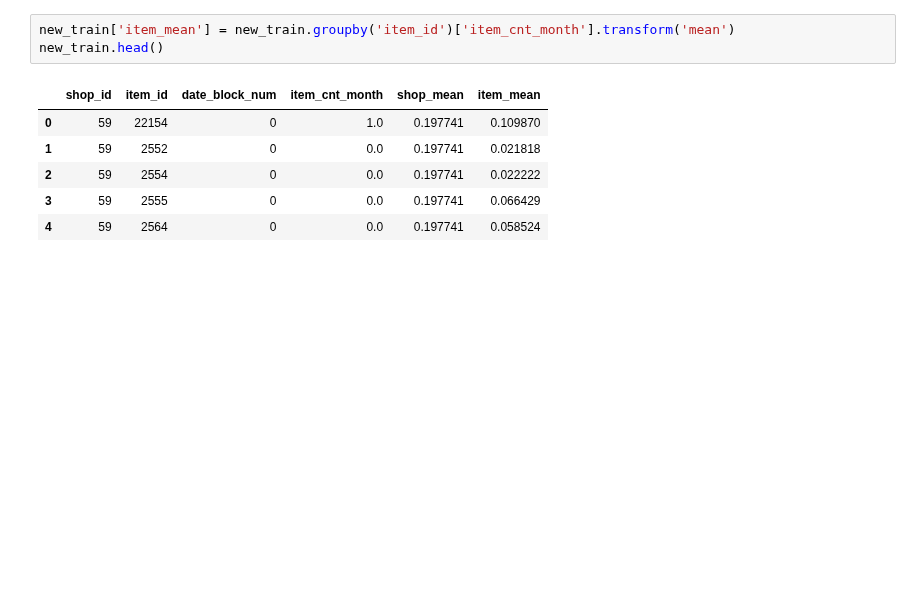
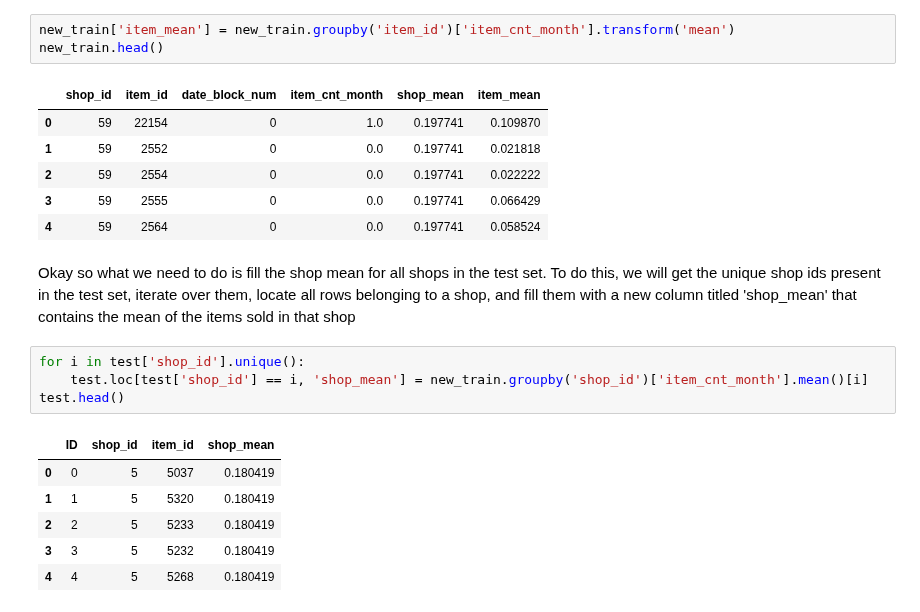
Before and after one commit to sarthakbatragatech/100-Days-of-ML, a Jupyter notebook: Time-Series-Forecasting/Predict-Future-Sales.ipynb, the cells around one changed output. Drawn from its saved outputs; the diff is of its cells as text; blank space fills up the shorter version.

Commit message:
Added shop mean to test set

```diff
--- a/Time-Series-Forecasting/Predict-Future-Sales.ipynb
+++ b/Time-Series-Forecasting/Predict-Future-Sales.ipynb
@@ -379,3 +379,16 @@ new_train.head()
 | 2 | 59 | 2554 | 0 | 0.0 | 0.197741 | 0.022222 |
 | 3 | 59 | 2555 | 0 | 0.0 | 0.197741 | 0.066429 |
 | 4 | 59 | 2564 | 0 | 0.0 | 0.197741 | 0.058524 |
+# %% [markdown]
+Okay so what we need to do is fill the shop mean for all shops in the test set. To do this, we will get the unique shop ids present in the test set, iterate over them, locate all rows belonging to a shop, and fill them with a new column titled 'shop_mean' that contains the mean of the items sold in that shop
+# %%
+for i in test['shop_id'].unique():
+    test.loc[test['shop_id'] == i, 'shop_mean'] = new_train.groupby('shop_id')['item_cnt_month'].mean()[i]
+test.head()
+# %% [output]
+|  | ID | shop_id | item_id | shop_mean |
+| 0 | 0 | 5 | 5037 | 0.180419 |
+| 1 | 1 | 5 | 5320 | 0.180419 |
+| 2 | 2 | 5 | 5233 | 0.180419 |
+| 3 | 3 | 5 | 5232 | 0.180419 |
+| 4 | 4 | 5 | 5268 | 0.180419 |
```
